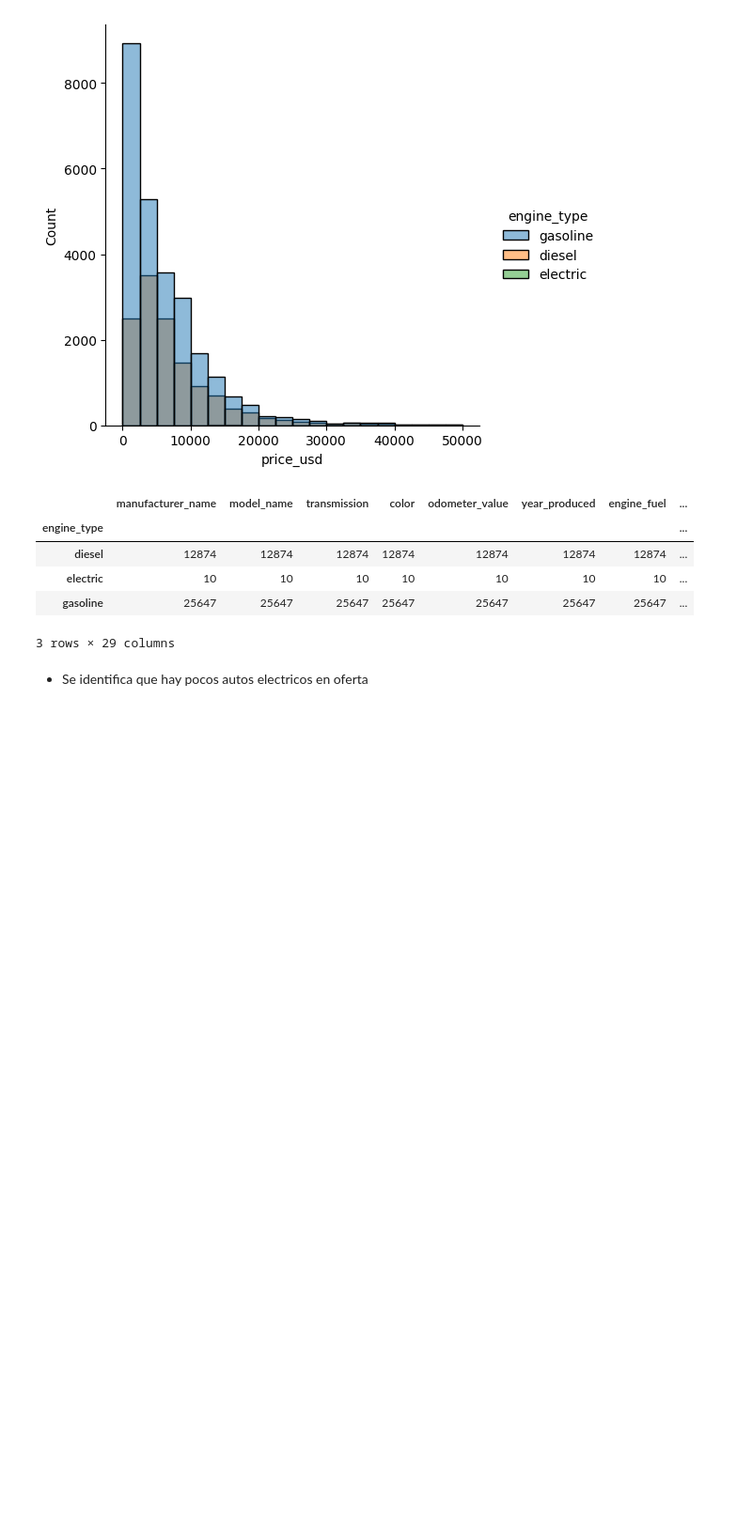
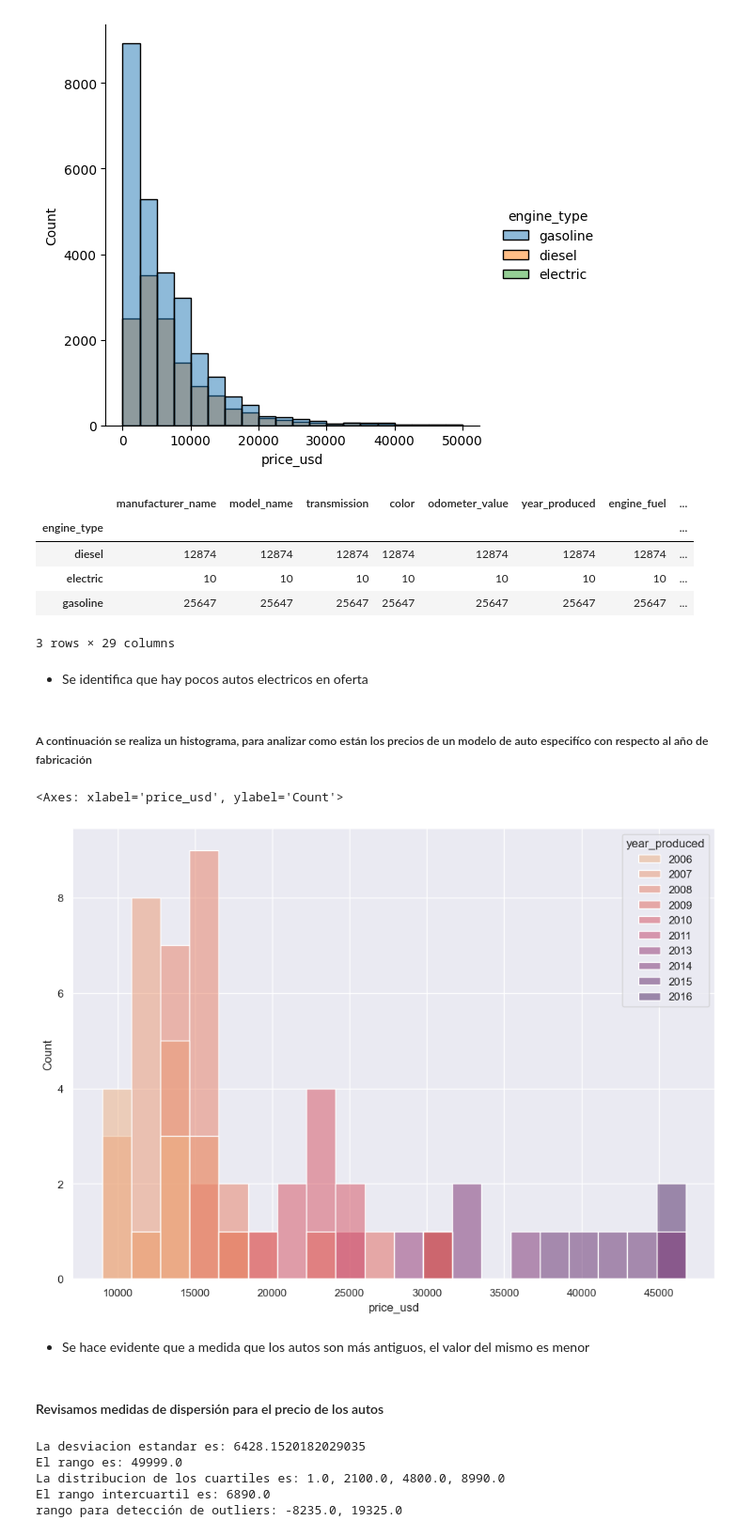
Before and after one commit to Jeison68/CarsProject, a Jupyter notebook: tipo_datos.ipynb, the cells around one changed output. Shown: that part at 94% size. Saved outputs shown, nothing was run; the diff lists cells and outputs as text; code cells hidden in the pictures; blank space fills up the shorter version.

Commit message:
Analisis de los datos con medidas de dispersión

```diff
--- a/tipo_datos.ipynb
+++ b/tipo_datos.ipynb
@@ -93,3 +94,45 @@ df.groupby('engine_type').count()
 3 rows × 29 columns
 # %% [markdown]
 * Se identifica que hay pocos autos electricos en oferta
+# %% [markdown]
+##### A continuación se realiza un histograma, para analizar como están los precios de un modelo de auto especifíco con respecto al año de fabricación
+# %%
+Q7_df = df[(df['manufacturer_name']=='Audi') & (df['model_name']=='Q7')]
+sns.histplot(Q7_df, x='price_usd', hue = 'year_produced', palette='flare', bins=20)
+# %% [output]
+<Axes: xlabel='price_usd', ylabel='Count'>
+[figure, added]
+# %% [markdown]
+* Se hace evidente que a medida que los autos son más antiguos, el valor del mismo es menor
+# %% [markdown]
+#### Revisamos medidas de dispersión para el precio de los autos
+# %%
+desviacion= df['price_usd'].std()
+
+rango = df['price_usd'].max() - df['price_usd'].min()
+
+# Quartiles
+median = df['price_usd'].median()
+Q1 = df['price_usd'].quantile(q=0.25)
+Q3 = df['price_usd'].quantile(q=0.75)
+min_val = df['price_usd'].quantile(q=0)
+max_val = df['price_usd'].quantile(q=1.0)
+
+#print(min_val, Q1, median, Q3, max_val)
+
+iqr = Q3 - Q1
+
+minlimit = Q1 - 1.5*iqr
+maxlimit = Q3 + 1.5*iqr
+
+print('La desviacion estandar es: {}'.format(desviacion))
+print('El rango es: {}'.format(rango))
+print('La distribucion de los cuartiles es: {}, {}, {}, {}'.format(min_val, Q1, median, Q3, max_val))
+print('El rango intercuartil es: {}'.format(iqr))
+print('rango para detección de outliers: {}, {}'.format(minlimit, maxlimit))
+# %% [output]
+La desviacion estandar es: 6428.1520182029035
+El rango es: 49999.0
+La distribucion de los cuartiles es: 1.0, 2100.0, 4800.0, 8990.0
+El rango intercuartil es: 6890.0
+rango para detección de outliers: -8235.0, 19325.0
```
Also changed, not shown: parts of 5 cells of this notebook.
